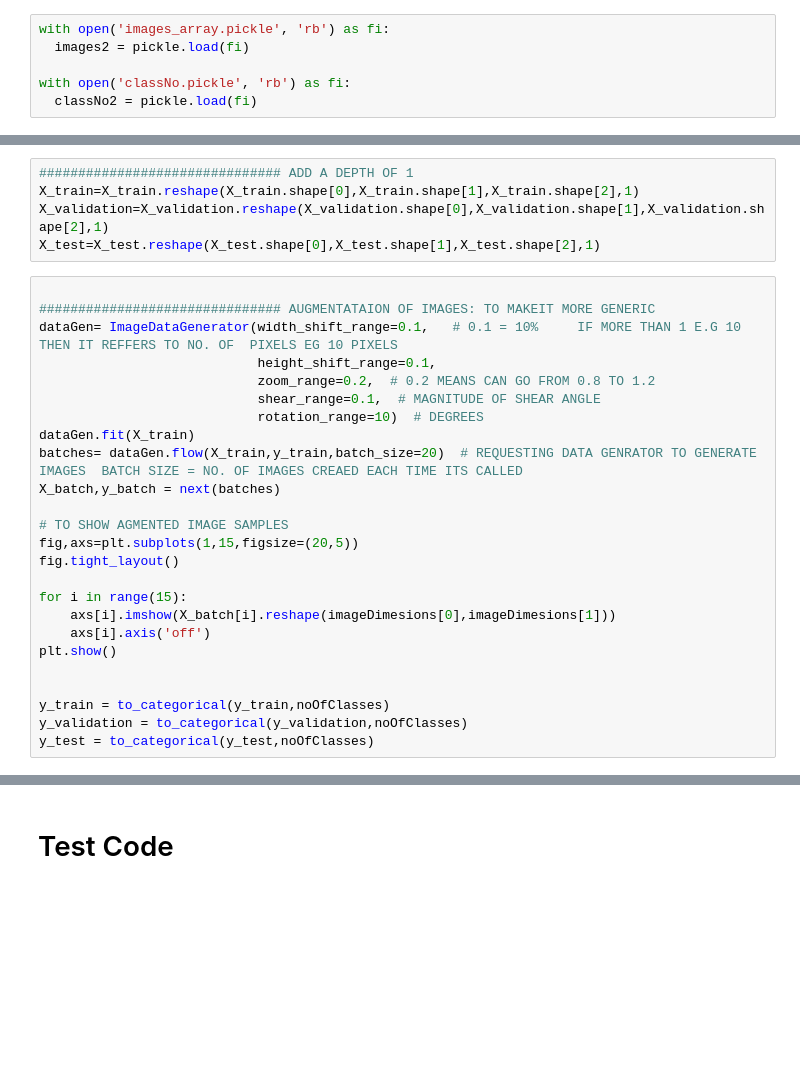
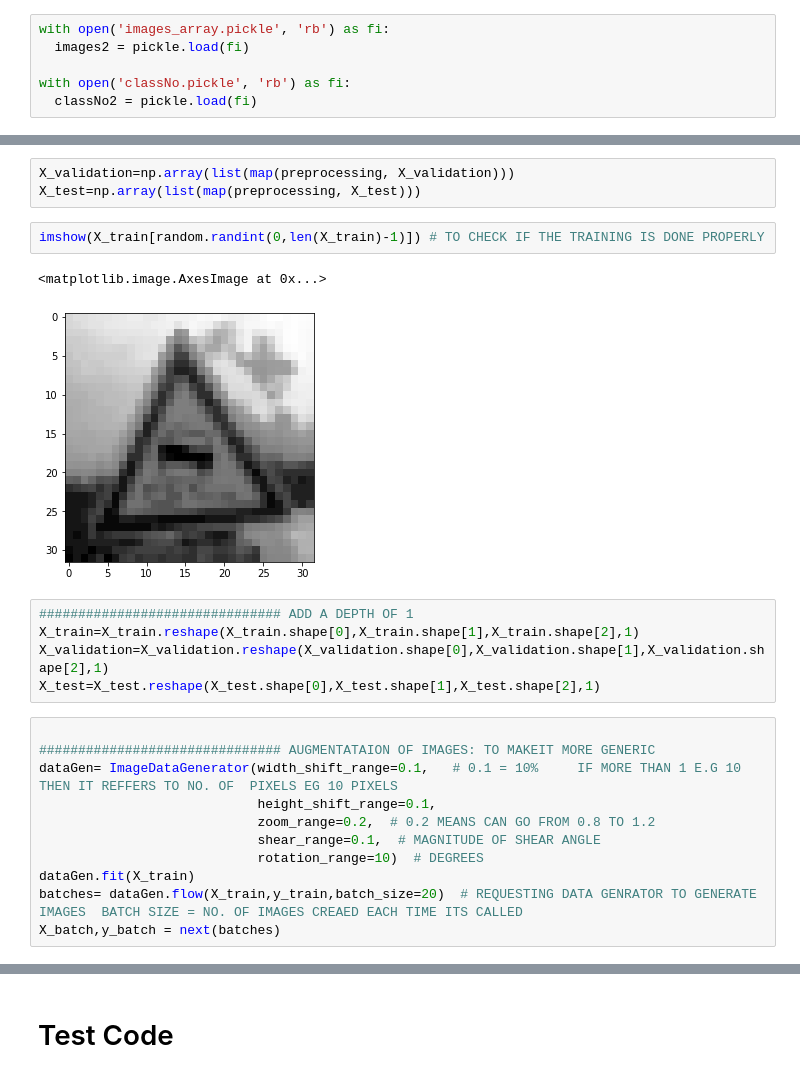
Before and after one commit to ericlewisX/computer_vision_classifier, a Jupyter notebook: Traffic_Signs_Classifier.ipynb, the cells around one changed output, grey strips where cells are left out. Cells and saved outputs as stored; diff of their text form; blank space fills up the shorter version.

```diff
--- a/Traffic_Signs_Classifier.ipynb
+++ b/Traffic_Signs_Classifier.ipynb
@@ -298,3 +295,11 @@ cv2.imshow("GrayScale Images",X_train[random.randint(0,len(X_train)-1)]) # TO CH
+# %%
+X_validation=np.array(list(map(preprocessing, X_validation)))
+X_test=np.array(list(map(preprocessing, X_test)))
+# %%
+imshow(X_train[random.randint(0,len(X_train)-1)]) # TO CHECK IF THE TRAINING IS DONE PROPERLY
+# %% [output]
+<matplotlib.image.AxesImage at 0x...>
+[figure, added]
 # %%
 ############################### ADD A DEPTH OF 1
 X_train=X_train.reshape(X_train.shape[0],X_train.shape[1],X_train.shape[2],1)
@@ -311,17 +316,3 @@ dataGen= ImageDataGenerator(width_shift_range=0.1,   # 0.1 = 10%     IF MORE THA
 dataGen.fit(X_train)
 batches= dataGen.flow(X_train,y_train,batch_size=20)  # REQUESTING DATA GENRATOR TO GENERATE IMAGES  BATCH SIZE = NO. OF IMAGES CREAED EACH TIME ITS CALLED
 X_batch,y_batch = next(batches)
-
-# TO SHOW AGMENTED IMAGE SAMPLES
-fig,axs=plt.subplots(1,15,figsize=(20,5))
-fig.tight_layout()
-
-for i in range(15):
-    axs[i].imshow(X_batch[i].reshape(imageDimesions[0],imageDimesions[1]))
-    axs[i].axis('off')
-plt.show()
-
-
-y_train = to_categorical(y_train,noOfClasses)
-y_validation = to_categorical(y_validation,noOfClasses)
-y_test = to_categorical(y_test,noOfClasses)
```
Also changed, not shown: parts of 27 cells of this notebook.
